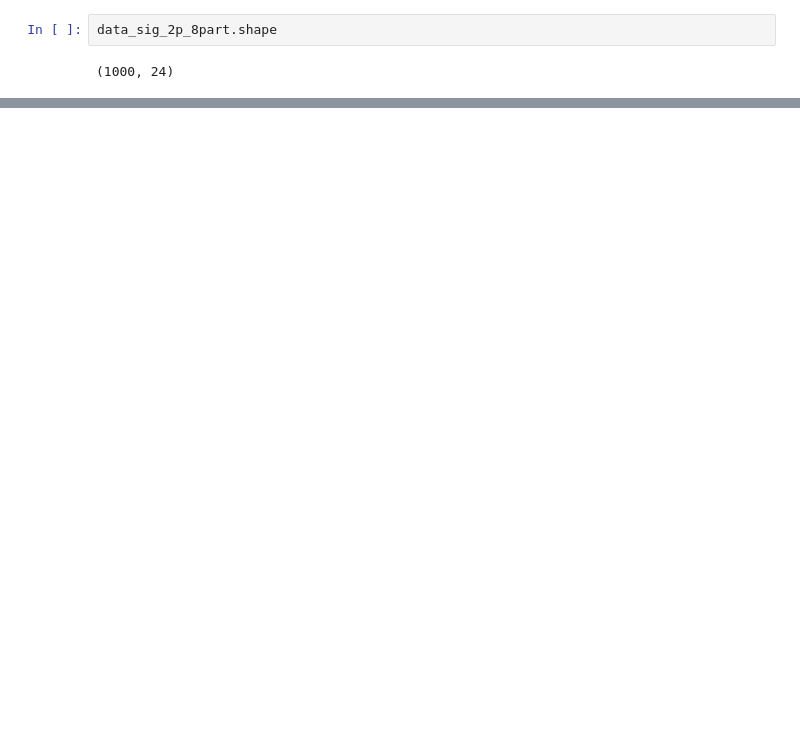
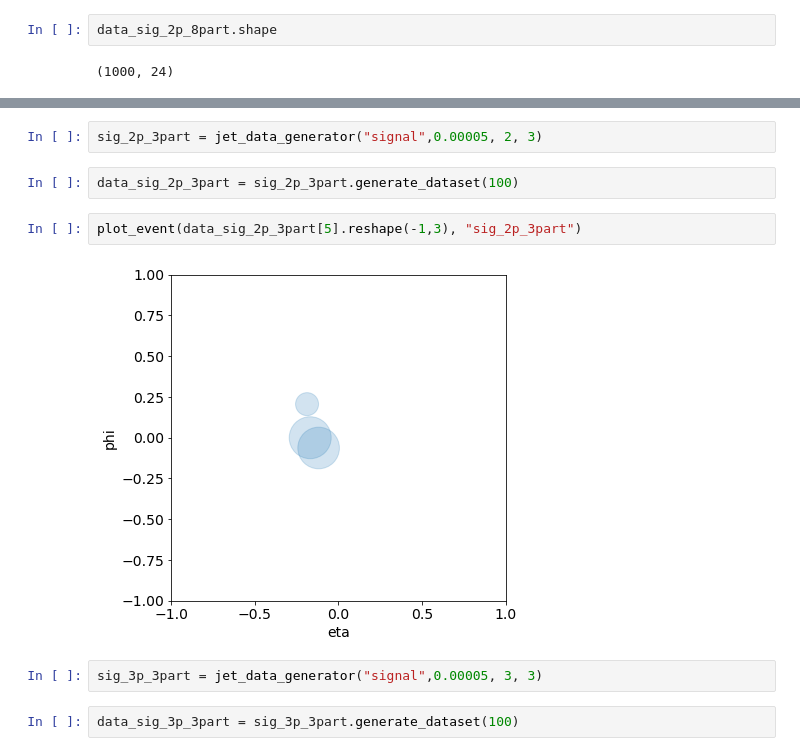
Before and after one commit to SangeonPark/ToyJetGenerator, a Jupyter notebook: Testing.ipynb, the cells around one changed output, grey strips where cells are left out. Saved outputs shown, nothing was run; the diff lists cells and outputs as text; blank space fills up the shorter version.

```diff
--- a/Testing.ipynb
+++ b/Testing.ipynb
@@ -60,0 +75,12 @@ plot_event(data_sig_3p_8part[4].reshape(-1,3), "sig_3p_8part")
+# %%
+sig_2p_3part = jet_data_generator("signal",0.00005, 2, 3)
+# %%
+data_sig_2p_3part = sig_2p_3part.generate_dataset(100)
+# %%
+plot_event(data_sig_2p_3part[5].reshape(-1,3), "sig_2p_3part")
+# %% [output]
+[figure, added]
+# %%
+sig_3p_3part = jet_data_generator("signal",0.00005, 3, 3)
+# %%
+data_sig_3p_3part = sig_3p_3part.generate_dataset(100)
```
Also changed, not shown: parts of 13 cells of this notebook, 52 other files.
